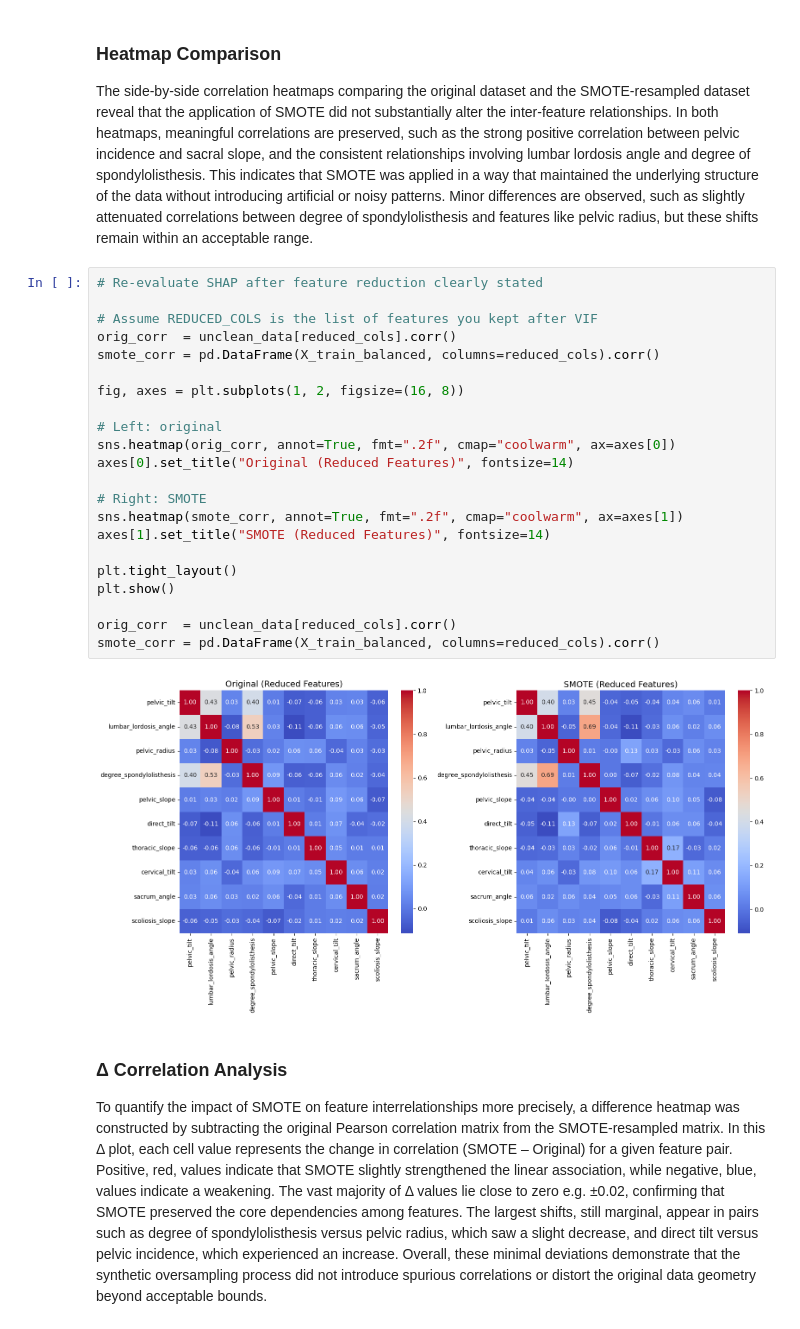
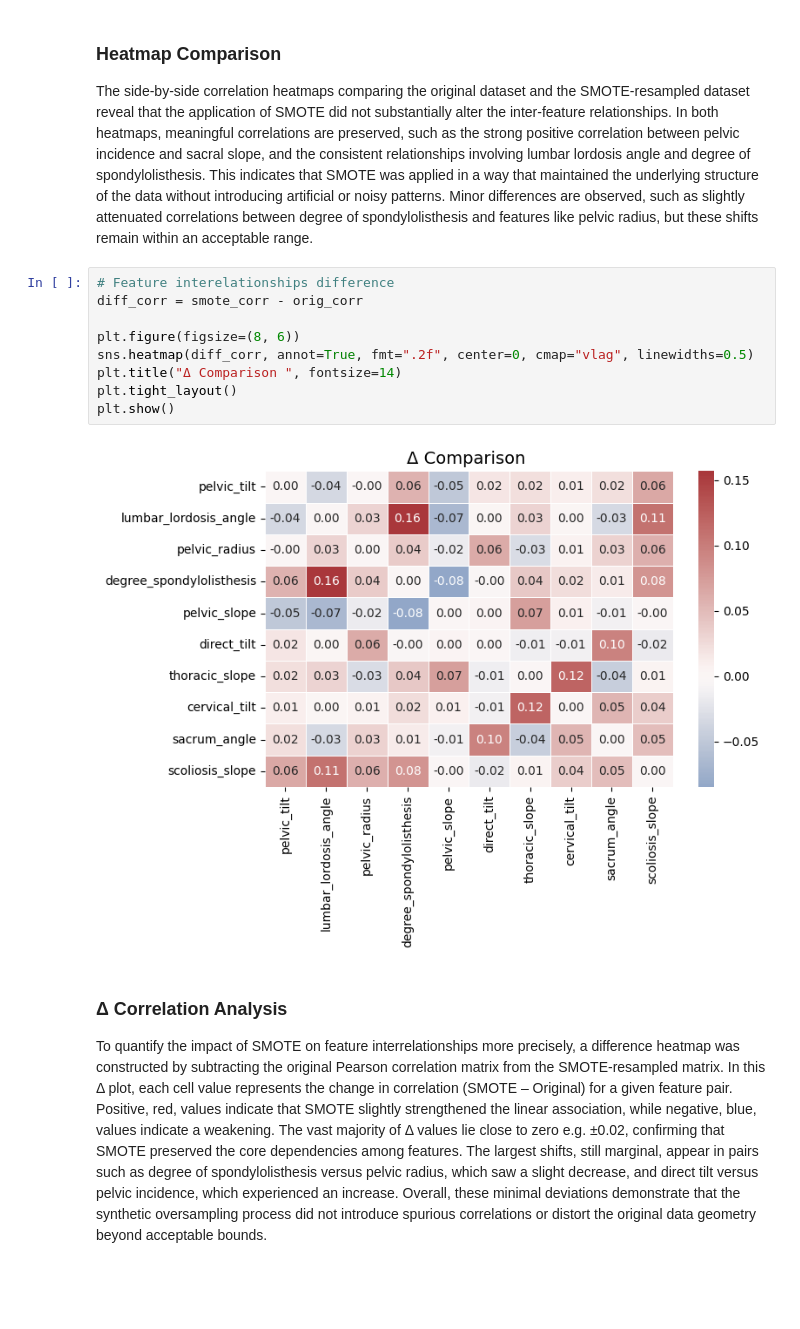
Before and after one commit to DSkilton/ML_Approaches_for_Predicting_Spinal_Disorders, a Jupyter notebook: main.ipynb, the cells around one changed output. Cells and saved outputs as stored; diff of their text form; blank space fills up the shorter version.

```diff
--- a/main.ipynb
+++ b/main.ipynb
@@ -1192,30 +1467,17 @@ A direct comparison of the original data versus SMOTE-augmented correlation matr
 # %% [markdown]
 ### Heatmap Comparison
 The side-by-side correlation heatmaps comparing the original dataset and the SMOTE-resampled dataset reveal that the application of SMOTE did not substantially alter the inter-feature relationships. In both heatmaps, meaningful correlations are preserved, such as the strong positive correlation between pelvic incidence and sacral slope, and the consistent relationships involving lumbar lordosis angle and degree of spondylolisthesis. This indicates that SMOTE was applied in a way that maintained the underlying structure of the data without introducing artificial or noisy patterns. Minor differences are observed, such as slightly attenuated correlations between degree of spondylolisthesis and features like pelvic radius, but these shifts remain within an acceptable range.
-# %%
-# Re-evaluate SHAP after feature reduction clearly stated
-
-# Assume REDUCED_COLS is the list of features you kept after VIF
-orig_corr  = unclean_data[reduced_cols].corr()
-smote_corr = pd.DataFrame(X_train_balanced, columns=reduced_cols).corr()
-
-fig, axes = plt.subplots(1, 2, figsize=(16, 8))
-
-# Left: original
-sns.heatmap(orig_corr, annot=True, fmt=".2f", cmap="coolwarm", ax=axes[0])
-axes[0].set_title("Original (Reduced Features)", fontsize=14)
-
-# Right: SMOTE
-sns.heatmap(smote_corr, annot=True, fmt=".2f", cmap="coolwarm", ax=axes[1])
-axes[1].set_title("SMOTE (Reduced Features)", fontsize=14)
-
-plt.tight_layout()
-plt.show()
-
-orig_corr  = unclean_data[reduced_cols].corr()
-smote_corr = pd.DataFrame(X_train_balanced, columns=reduced_cols).corr()
-# %% [output]
-[figure, removed]
+# %%
+# Feature interelationships difference
+diff_corr = smote_corr - orig_corr
+
+plt.figure(figsize=(8, 6))
+sns.heatmap(diff_corr, annot=True, fmt=".2f", center=0, cmap="vlag", linewidths=0.5)
+plt.title("Δ Comparison ", fontsize=14)
+plt.tight_layout()
+plt.show()
+# %% [output]
+[figure, added]
 # %% [markdown]
 ### Δ Correlation Analysis
 To quantify the impact of SMOTE on feature interrelationships more precisely, a difference heatmap was constructed by subtracting the original Pearson correlation matrix from the SMOTE-resampled matrix. In this Δ plot, each cell value represents the change in correlation (SMOTE – Original) for a given feature pair. Positive, red, values indicate that SMOTE slightly strengthened the linear association, while negative, blue, values indicate a weakening. The vast majority of Δ values lie close to zero e.g. ±0.02, confirming that SMOTE preserved the core dependencies among features. The largest shifts, still marginal, appear in pairs such as degree of spondylolisthesis versus pelvic radius, which saw a slight decrease, and direct tilt versus pelvic incidence, which experienced an increase. Overall, these minimal deviations demonstrate that the synthetic oversampling process did not introduce spurious correlations or distort the original data geometry beyond acceptable bounds.
```
Also changed, not shown: parts of 47 cells of this notebook.
